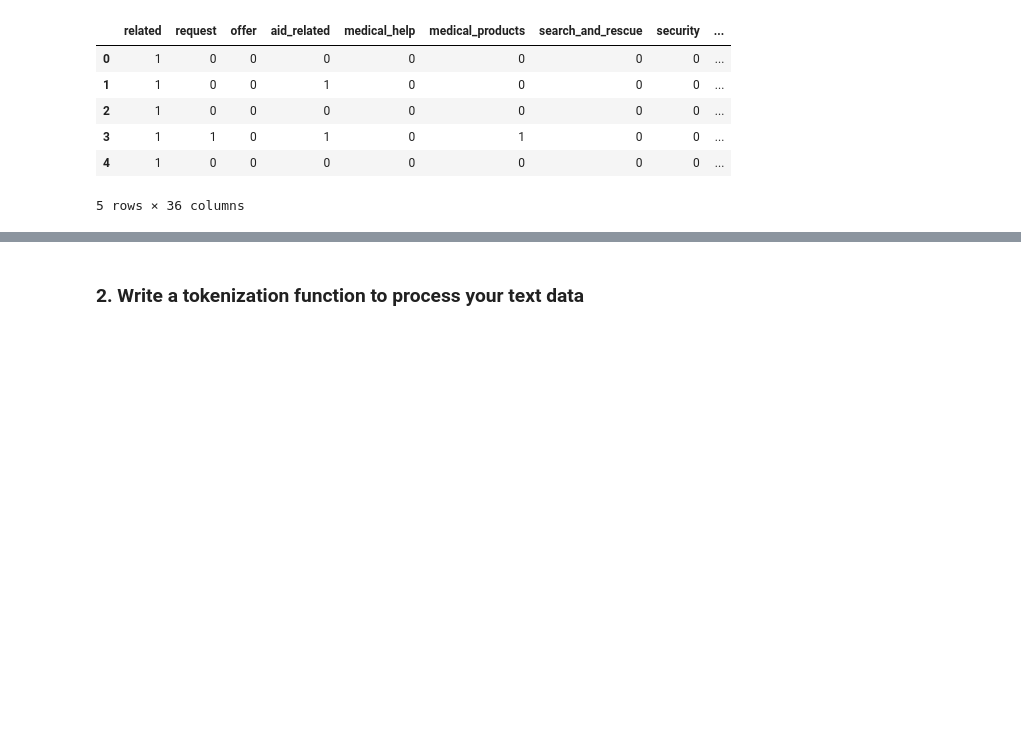
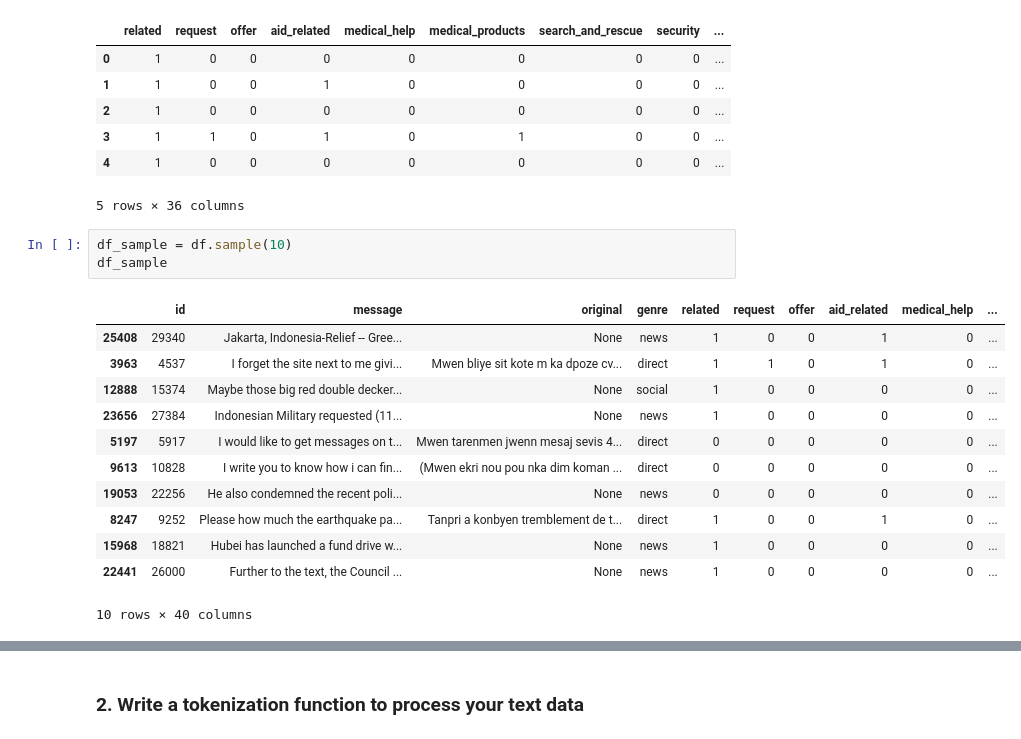
Before and after one commit to alankashiwa/disaster-response-pipelines, a Jupyter notebook: notebooks/ML-pipeline-preparation.ipynb, the cells around one changed output, grey strips where cells are left out. Cells and saved outputs as stored; diff of their text form; blank space fills up the shorter version.

```diff
--- a/notebooks/ML Pipeline Preparation.ipynb
+++ b/notebooks/ML-pipeline-preparation.ipynb
@@ -88,3 +87,19 @@ y.head()
 | 3 | 1 | 1 | 0 | 1 | 0 | 1 | 0 | 0 | ... |
 | 4 | 1 | 0 | 0 | 0 | 0 | 0 | 0 | 0 | ... |
 5 rows × 36 columns
+# %%
+df_sample = df.sample(10)
+df_sample
+# %% [output]
+|  | id | message | original | genre | related | request | offer | aid_related | medical_help | ... |
+| 25408 | 29340 | Jakarta, Indonesia-Relief -- Gree... | None | news | 1 | 0 | 0 | 1 | 0 | ... |
+| 3963 | 4537 | I forget the site next to me givi... | Mwen bliye sit kote m ka dpoze cv... | direct | 1 | 1 | 0 | 1 | 0 | ... |
+| 12888 | 15374 | Maybe those big red double decker... | None | social | 1 | 0 | 0 | 0 | 0 | ... |
+| 23656 | 27384 | Indonesian Military requested (11... | None | news | 1 | 0 | 0 | 0 | 0 | ... |
+| 5197 | 5917 | I would like to get messages on t... | Mwen tarenmen jwenn mesaj sevis 4... | direct | 0 | 0 | 0 | 0 | 0 | ... |
+| 9613 | 10828 | I write you to know how i can fin... | (Mwen ekri nou pou nka dim koman ... | direct | 0 | 0 | 0 | 0 | 0 | ... |
+| 19053 | 22256 | He also condemned the recent poli... | None | news | 0 | 0 | 0 | 0 | 0 | ... |
+| 8247 | 9252 | Please how much the earthquake pa... | Tanpri a konbyen tremblement de t... | direct | 1 | 0 | 0 | 1 | 0 | ... |
+| 15968 | 18821 | Hubei has launched a fund drive w... | None | news | 1 | 0 | 0 | 0 | 0 | ... |
+| 22441 | 26000 | Further to the text, the Council ... | None | news | 1 | 0 | 0 | 0 | 0 | ... |
+10 rows × 40 columns
```
Also changed, not shown: parts of 3 cells of this notebook, 1 other file.
